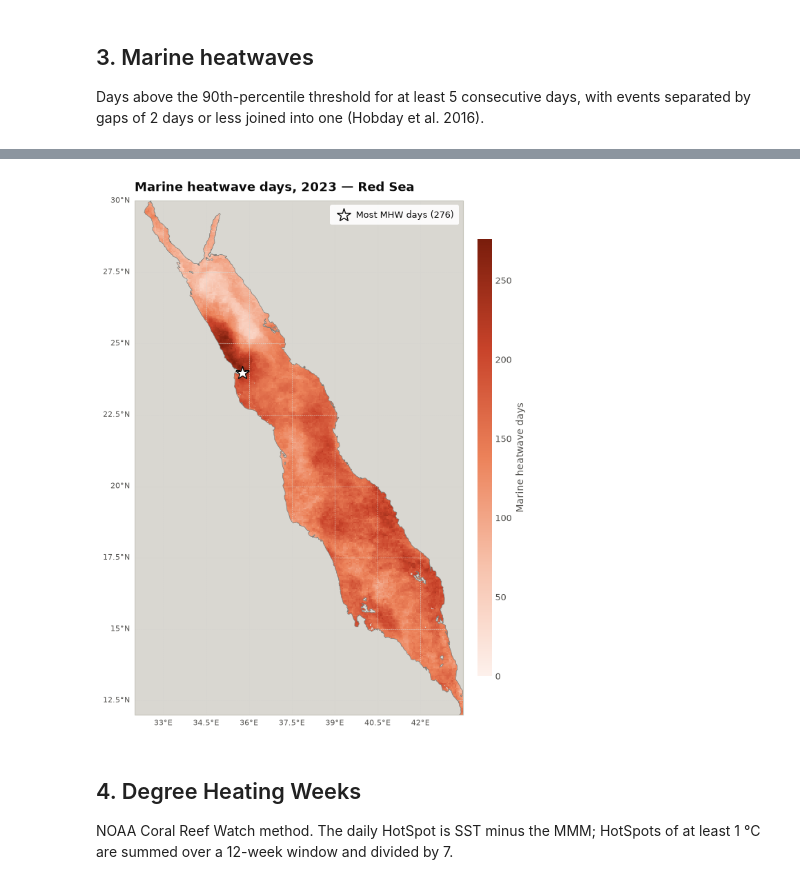
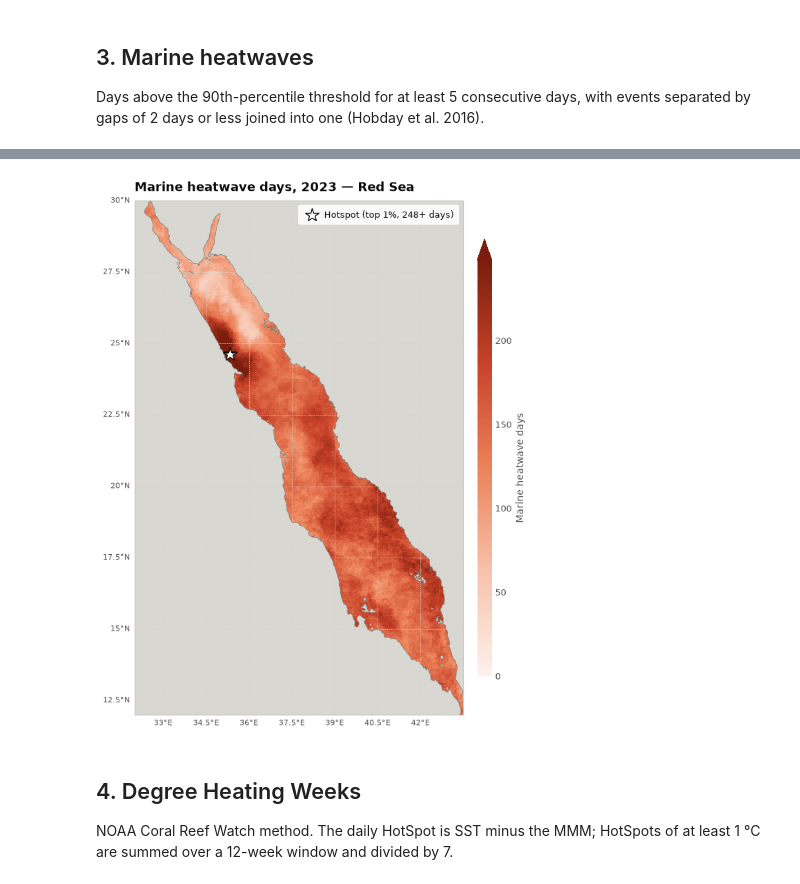
Before and after one commit to dinatraykova/reefugia, a Jupyter notebook: notebooks/nb02_analysis_workflow.ipynb, the cells around one changed output, grey strips where cells are left out. Saved outputs shown, nothing was run; the diff lists cells and outputs as text; code cells hidden in the pictures.

Commit message:
1% instead of max hotspot, visualise

```diff
--- a/notebooks/nb02_analysis_workflow.ipynb
+++ b/notebooks/nb02_analysis_workflow.ipynb
@@ -92,13 +93,14 @@ dtype: float64
 # %%
 fig = visualise.plot_mhw_days(
     mhw_days,
     hotspot_lat=mhw_summary["hotspot_lat"],
     hotspot_lon=mhw_summary["hotspot_lon"],
+    p99_days=mhw_summary["p99_days"],
     title=f"Marine heatwave days, {YEAR} — {PLACE}",
 )
 plt.show()
 # %% [output]
-[figure, old version]
+[figure, new version]
 # %% [markdown]
 ## 4. Degree Heating Weeks
 NOAA Coral Reef Watch method. The daily HotSpot is SST minus the MMM; HotSpots of
```
Also changed, not shown: parts of 6 cells of this notebook, 3 other files.
